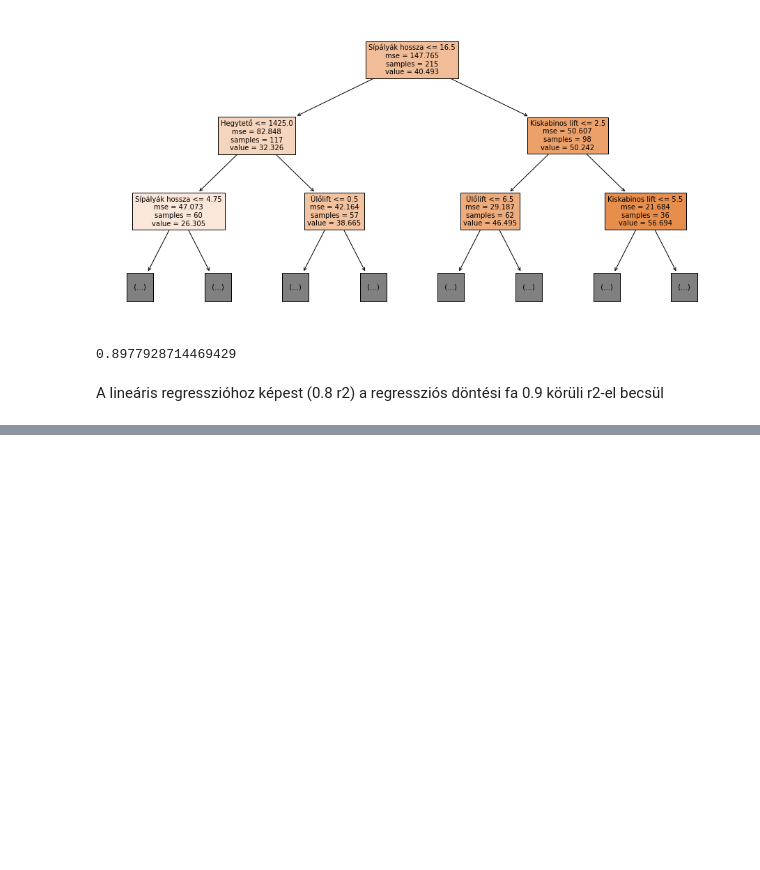
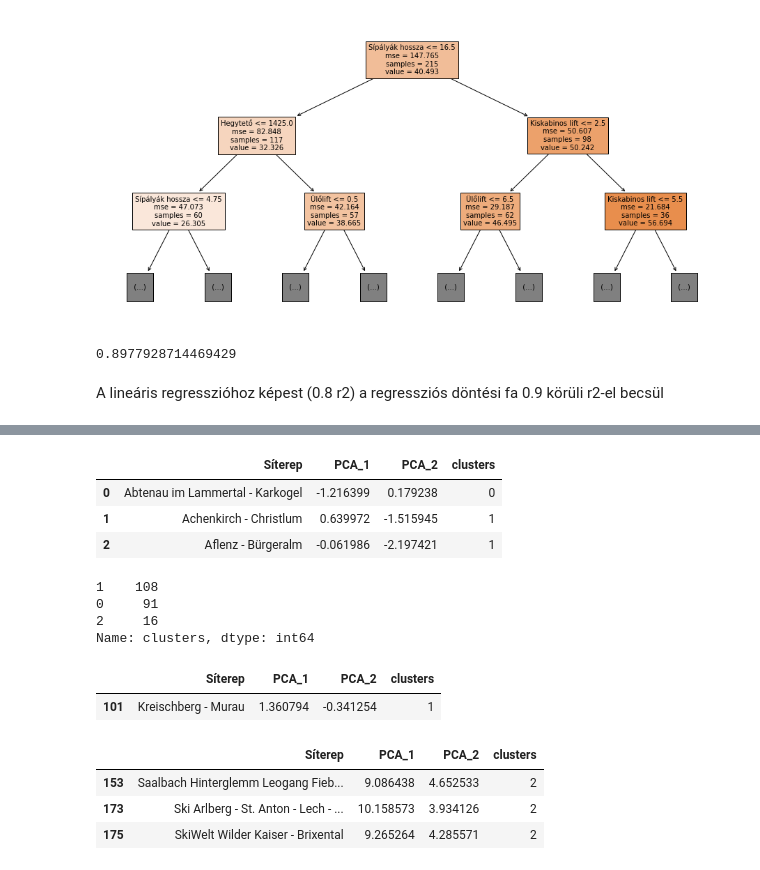
Before and after one commit to kristofrabay/python_practise, a Jupyter notebook: scraping_projects/sielok/analysis.ipynb, the cells around one changed output, grey strips where cells are left out. Drawn from its saved outputs; the diff is of its cells as text; code cells hidden in the pictures; blank space fills up the shorter version.

```diff
--- a/scraping_projects/sielok/analysis.ipynb
+++ b/scraping_projects/sielok/analysis.ipynb
@@ -235,0 +375,24 @@ yhat[yhat.index.str.contains('Murau')]
+# %%
+CLUST_NUMBER = 3
+
+PCAs = pd.DataFrame(pca.transform(df_cluster_scaled))[[0, 1]]
+PCAs.columns = ['PCA_1', 'PCA_2']
+
+km = KMeans(n_clusters = CLUST_NUMBER, n_init = 20, max_iter = 500, random_state = 20202020).fit(df_cluster_scaled)
+km = pd.DataFrame(km.predict(df_cluster_scaled), columns = ['clusters'])
+kmeans_results = pd.concat([pd.Series(df_cluster_scaled.index), PCAs, km], 1)
+kmeans_results.clusters = kmeans_results.clusters.astype('object')
+
+kmeans_results.head(3)
+# %% [output]
+|  | Síterep | PCA_1 | PCA_2 | clusters |
+| 0 | Abtenau im Lammertal - Karkogel | -1.216399 | 0.179238 | 0 |
+| 1 | Achenkirch - Christlum | 0.639972 | -1.515945 | 1 |
+| 2 | Aflenz - Bürgeralm | -0.061986 | -2.197421 | 1 |
+# %%
+kmeans_results.clusters.value_counts()
+# %% [output]
+1    108
+0     91
+2     16
+Name: clusters, dtype: int64
@@ -235,0 +401,12 @@ yhat[yhat.index.str.contains('Murau')]
+# %%
+kmeans_results[kmeans_results.Síterep.str.contains('Murau')]
+# %% [output]
+|  | Síterep | PCA_1 | PCA_2 | clusters |
+| 101 | Kreischberg - Murau | 1.360794 | -0.341254 | 1 |
+# %%
+kmeans_results[kmeans_results.PCA_1 > 8]
+# %% [output]
+|  | Síterep | PCA_1 | PCA_2 | clusters |
+| 153 | Saalbach Hinterglemm Leogang Fieb... | 9.086438 | 4.652533 | 2 |
+| 173 | Ski Arlberg - St. Anton - Lech - ... | 10.158573 | 3.934126 | 2 |
+| 175 | SkiWelt Wilder Kaiser - Brixental | 9.265264 | 4.285571 | 2 |
```
Also changed, not shown: parts of 16 cells of this notebook.
